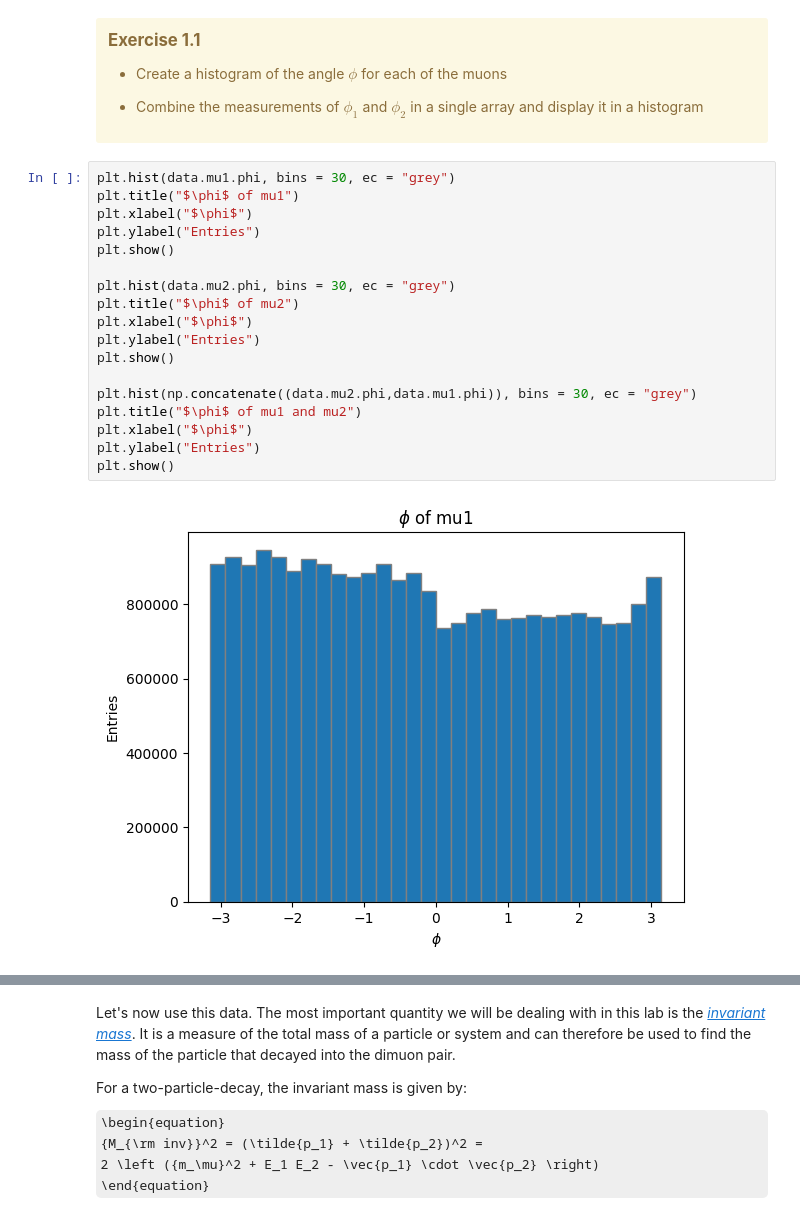
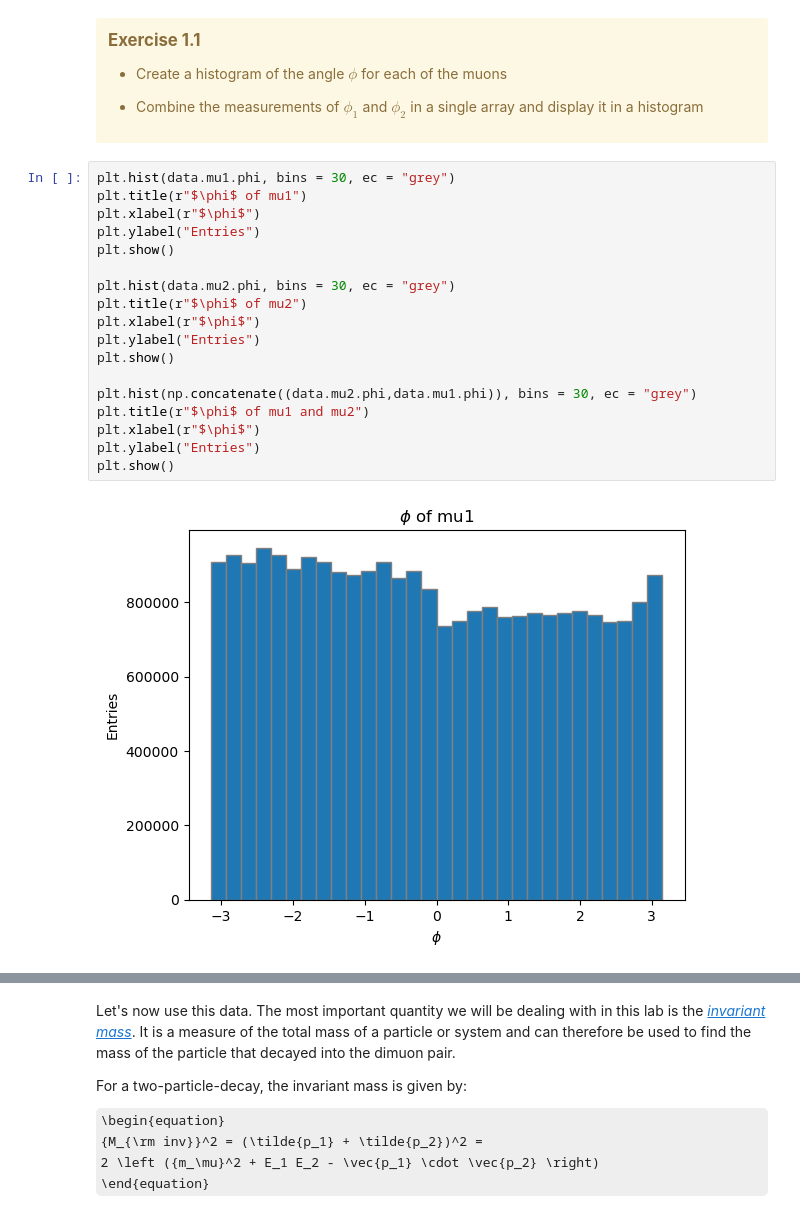
Before and after one commit to PhilipBarthelmae/zlab, a Jupyter notebook: ZExerciseTutors.ipynb, the cells around one changed output, grey strips where cells are left out. Saved outputs shown, nothing was run; the diff lists cells and outputs as text; some formulas as TeX source.

Commit message:
minor fixes to plots

```diff
--- a/ZExerciseTutors.ipynb
+++ b/ZExerciseTutors.ipynb
@@ -225,21 +225,21 @@ array([34.670677, 10.619157, 11.469824, ..., 37.1377  , 17.250345,
 </div>
 # %%
 plt.hist(data.mu1.phi, bins = 30, ec = "grey")
-plt.title("$\phi$ of mu1")
-plt.xlabel("$\phi$")
+plt.title(r"$\phi$ of mu1")
+plt.xlabel(r"$\phi$")
 plt.ylabel("Entries")
 plt.show()
 
 plt.hist(data.mu2.phi, bins = 30, ec = "grey")
-plt.title("$\phi$ of mu2")
-plt.xlabel("$\phi$")
+plt.title(r"$\phi$ of mu2")
+plt.xlabel(r"$\phi$")
 plt.ylabel("Entries")
 plt.show()
 
 plt.hist(np.concatenate((data.mu2.phi,data.mu1.phi)), bins = 30, ec = "grey")
-plt.title("$\phi$ of mu1 and mu2")
-plt.xlabel("$\phi$")
+plt.title(r"$\phi$ of mu1 and mu2")
+plt.xlabel(r"$\phi$")
 plt.ylabel("Entries")
 plt.show()
 # %% [output]
-[figure, old version]
+[figure, new version]
```
Also changed, not shown: parts of 11 cells of this notebook.
